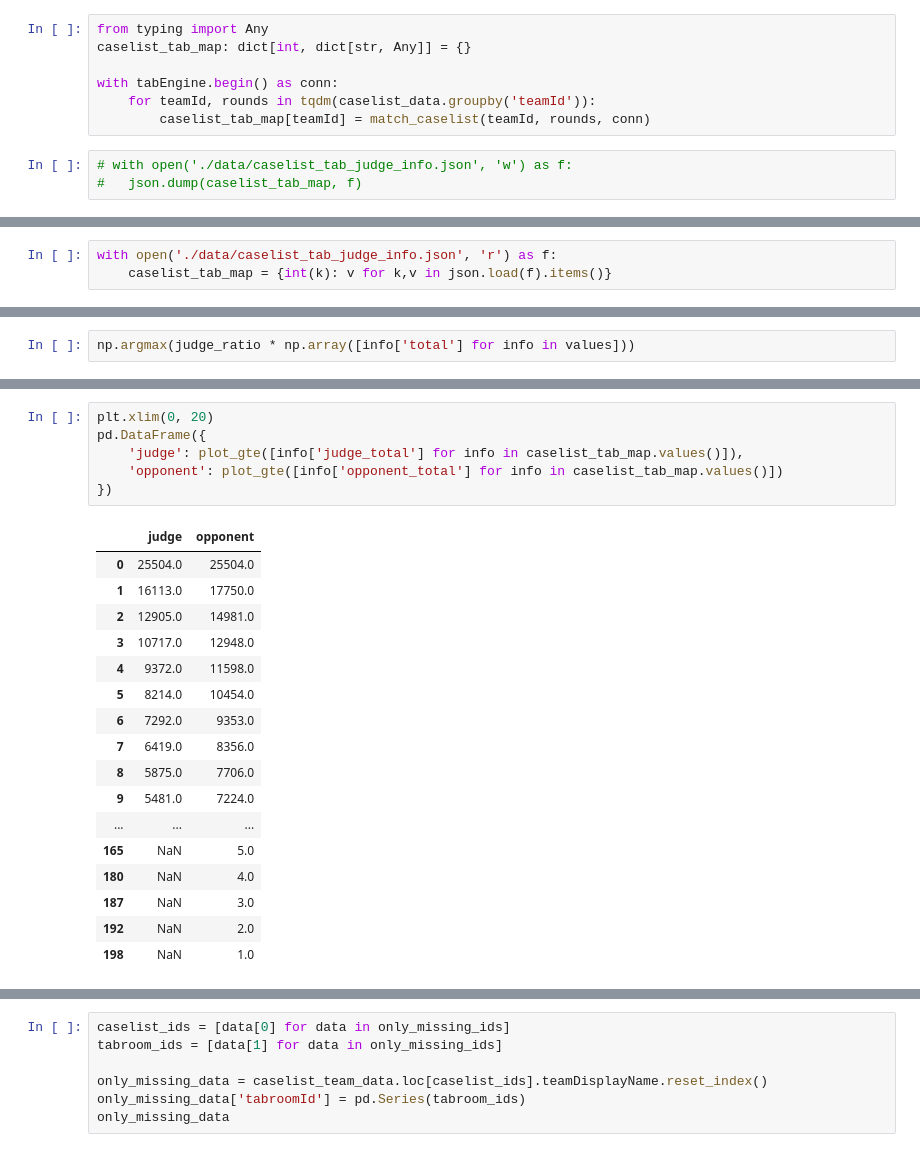
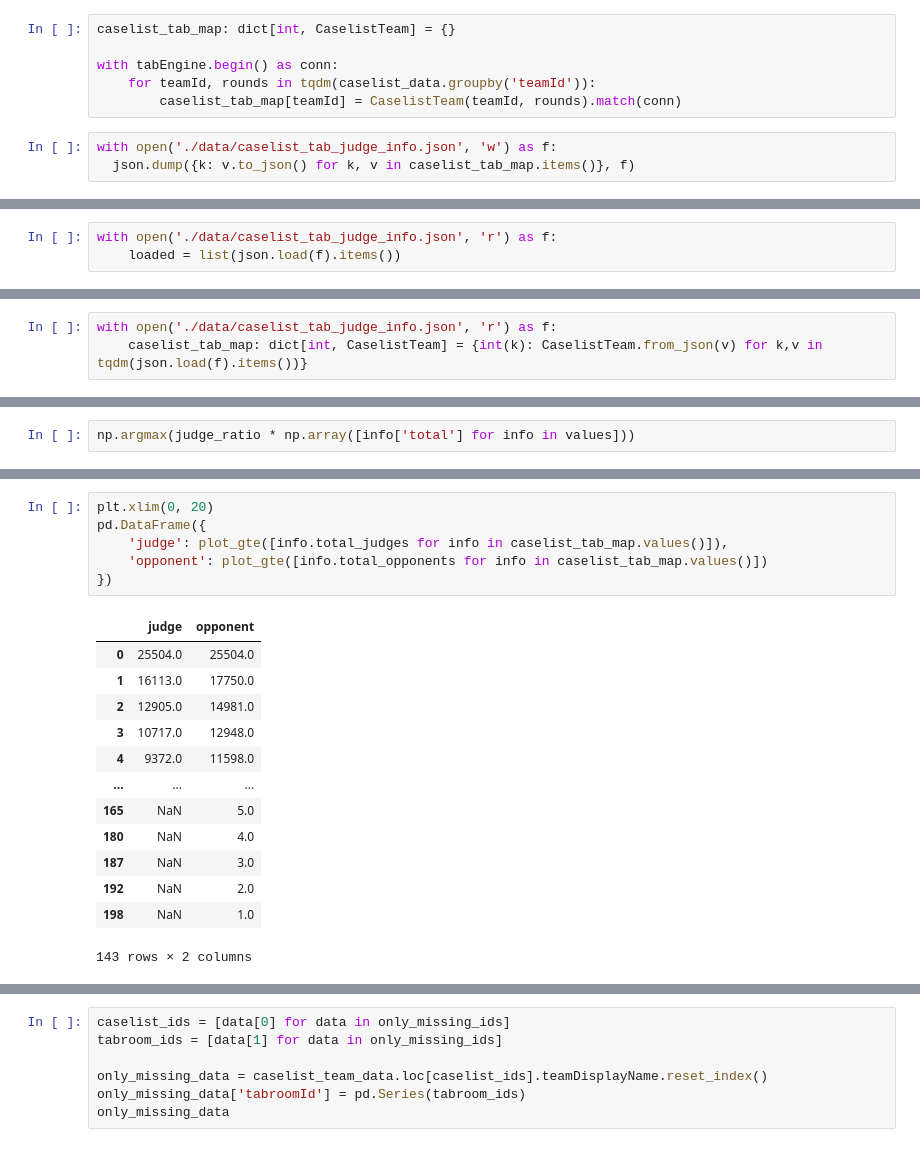
Before and after one commit to D0ugins/tab-data, a Jupyter notebook: match.ipynb, the cells around one changed output, grey strips where cells are left out. Saved outputs shown, nothing was run; the diff lists cells and outputs as text.

Commit message:
Switch to class for match info

```diff
--- a/match.ipynb
+++ b/match.ipynb
@@ -140,12 +182,14 @@ def match_caselist(team_id: int, rounds: pd.DataFrame, tabroom_connection: Conne
 # %%
-from typing import Any
-caselist_tab_map: dict[int, dict[str, Any]] = {}
+caselist_tab_map: dict[int, CaselistTeam] = {}
 
 with tabEngine.begin() as conn:
     for teamId, rounds in tqdm(caselist_data.groupby('teamId')):
-        caselist_tab_map[teamId] = match_caselist(teamId, rounds, conn)
+        caselist_tab_map[teamId] = CaselistTeam(teamId, rounds).match(conn)
 # %%
-# with open('./data/caselist_tab_judge_info.json', 'w') as f:
-#   json.dump(caselist_tab_map, f)
+with open('./data/caselist_tab_judge_info.json', 'w') as f:
+  json.dump({k: v.to_json() for k, v in caselist_tab_map.items()}, f)
 # %% [markdown]
 ## Analyze matches
+# %%
+with open('./data/caselist_tab_judge_info.json', 'r') as f:
+    loaded = list(json.load(f).items())
@@ -152,5 +198,5 @@ with tabEngine.begin() as conn:
 # %%
 with open('./data/caselist_tab_judge_info.json', 'r') as f:
-    caselist_tab_map = {int(k): v for k,v in json.load(f).items()}
+    caselist_tab_map: dict[int, CaselistTeam] = {int(k): CaselistTeam.from_json(v) for k,v in tqdm(json.load(f).items())}
 # %%
 judge_ratio = np.array([
@@ -220,26 +274,22 @@ plt.hist([judge_ratio, opponent_ratio])
 # %%
 plt.xlim(0, 20)
 pd.DataFrame({
-    'judge': plot_gte([info['judge_total'] for info in caselist_tab_map.values()]),
-    'opponent': plot_gte([info['opponent_total'] for info in caselist_tab_map.values()])
+    'judge': plot_gte([info.total_judges for info in caselist_tab_map.values()]),
+    'opponent': plot_gte([info.total_opponents for info in caselist_tab_map.values()])
 })
 # %% [output]
 |  | judge | opponent |
 | 0 | 25504.0 | 25504.0 |
 | 1 | 16113.0 | 17750.0 |
 | 2 | 12905.0 | 14981.0 |
 | 3 | 10717.0 | 12948.0 |
 | 4 | 9372.0 | 11598.0 |
-| 5 | 8214.0 | 10454.0 |
-| 6 | 7292.0 | 9353.0 |
-| 7 | 6419.0 | 8356.0 |
-| 8 | 5875.0 | 7706.0 |
-| 9 | 5481.0 | 7224.0 |
 | ... | ... | ... |
 | 165 | NaN | 5.0 |
 | 180 | NaN | 4.0 |
 | 187 | NaN | 3.0 |
 | 192 | NaN | 2.0 |
 | 198 | NaN | 1.0 |
+143 rows × 2 columns
 [figure]
 # %%
```
Also changed, not shown: parts of 36 cells of this notebook, 1 other file.
